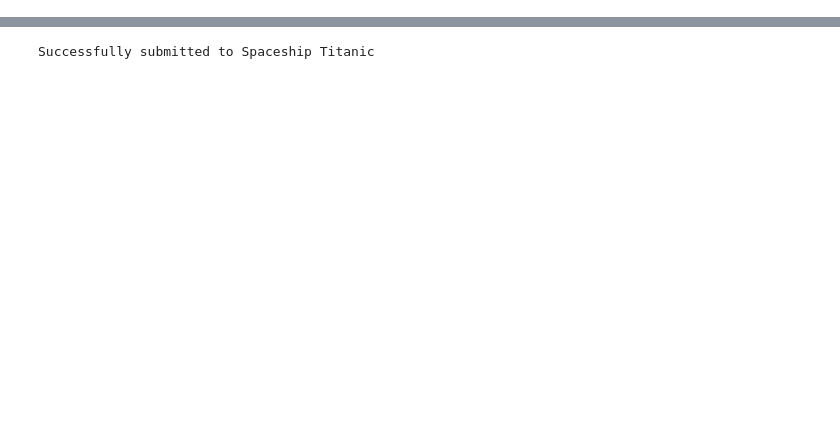
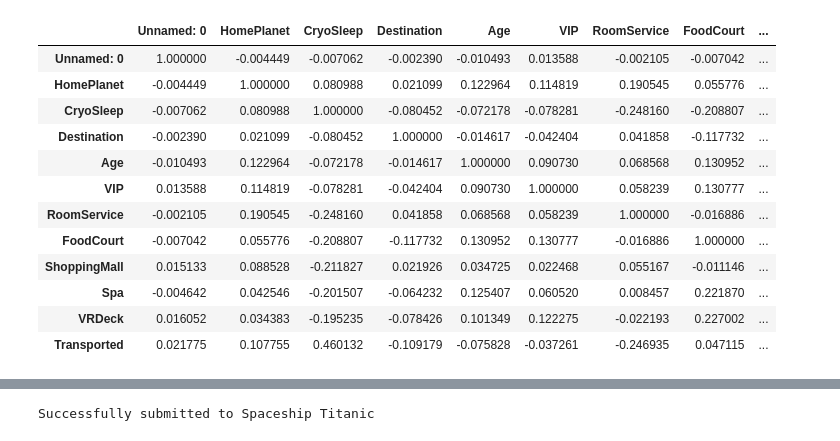
Before and after one commit to uraninjo/KaggleCompetitions, a Jupyter notebook: SpaceshipTitanic/Imputer_model.ipynb, the cells around one changed output, grey strips where cells are left out. Saved outputs shown, nothing was run; the diff lists cells and outputs as text; code cells hidden in the pictures; blank space fills up the shorter version.

```diff
--- a/SpaceshipTitanic/Imputer_model.ipynb
+++ b/SpaceshipTitanic/Imputer_model.ipynb
@@ -24 +24,17 @@ df_test
 4277 rows × 11 columns
+# %%
+df.corr()
+# %% [output]
+|  | Unnamed: 0 | HomePlanet | CryoSleep | Destination | Age | VIP | RoomService | FoodCourt | ... |
+| Unnamed: 0 | 1.000000 | -0.004449 | -0.007062 | -0.002390 | -0.010493 | 0.013588 | -0.002105 | -0.007042 | ... |
+| HomePlanet | -0.004449 | 1.000000 | 0.080988 | 0.021099 | 0.122964 | 0.114819 | 0.190545 | 0.055776 | ... |
+| CryoSleep | -0.007062 | 0.080988 | 1.000000 | -0.080452 | -0.072178 | -0.078281 | -0.248160 | -0.208807 | ... |
+| Destination | -0.002390 | 0.021099 | -0.080452 | 1.000000 | -0.014617 | -0.042404 | 0.041858 | -0.117732 | ... |
+| Age | -0.010493 | 0.122964 | -0.072178 | -0.014617 | 1.000000 | 0.090730 | 0.068568 | 0.130952 | ... |
+| VIP | 0.013588 | 0.114819 | -0.078281 | -0.042404 | 0.090730 | 1.000000 | 0.058239 | 0.130777 | ... |
+| RoomService | -0.002105 | 0.190545 | -0.248160 | 0.041858 | 0.068568 | 0.058239 | 1.000000 | -0.016886 | ... |
+| FoodCourt | -0.007042 | 0.055776 | -0.208807 | -0.117732 | 0.130952 | 0.130777 | -0.016886 | 1.000000 | ... |
+| ShoppingMall | 0.015133 | 0.088528 | -0.211827 | 0.021926 | 0.034725 | 0.022468 | 0.055167 | -0.011146 | ... |
+| Spa | -0.004642 | 0.042546 | -0.201507 | -0.064232 | 0.125407 | 0.060520 | 0.008457 | 0.221870 | ... |
+| VRDeck | 0.016052 | 0.034383 | -0.195235 | -0.078426 | 0.101349 | 0.122275 | -0.022193 | 0.227002 | ... |
+| Transported | 0.021775 | 0.107755 | 0.460132 | -0.109179 | -0.075828 | -0.037261 | -0.246935 | 0.047115 | ... |
```
Also changed, not shown: parts of 8 cells of this notebook, 10 other files.
